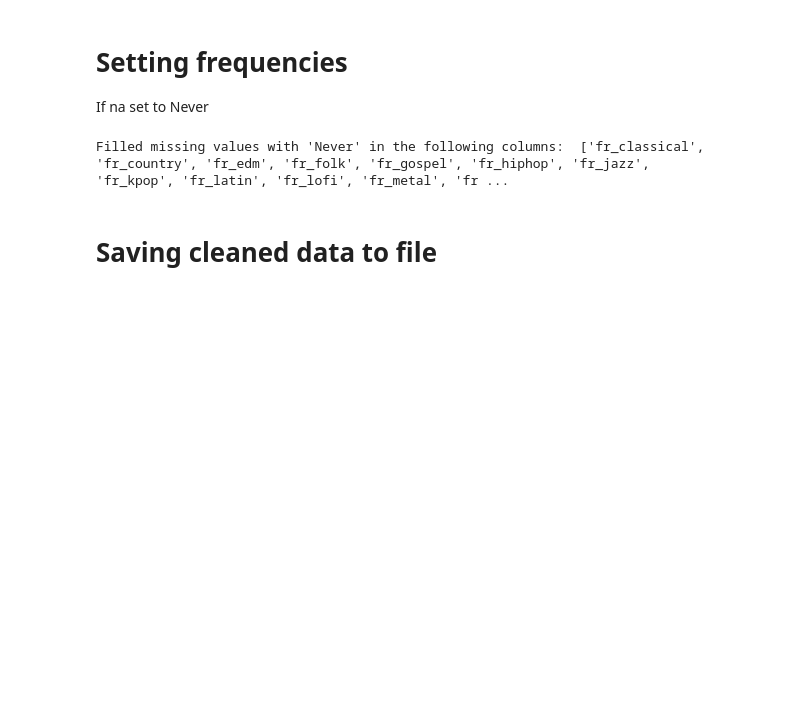
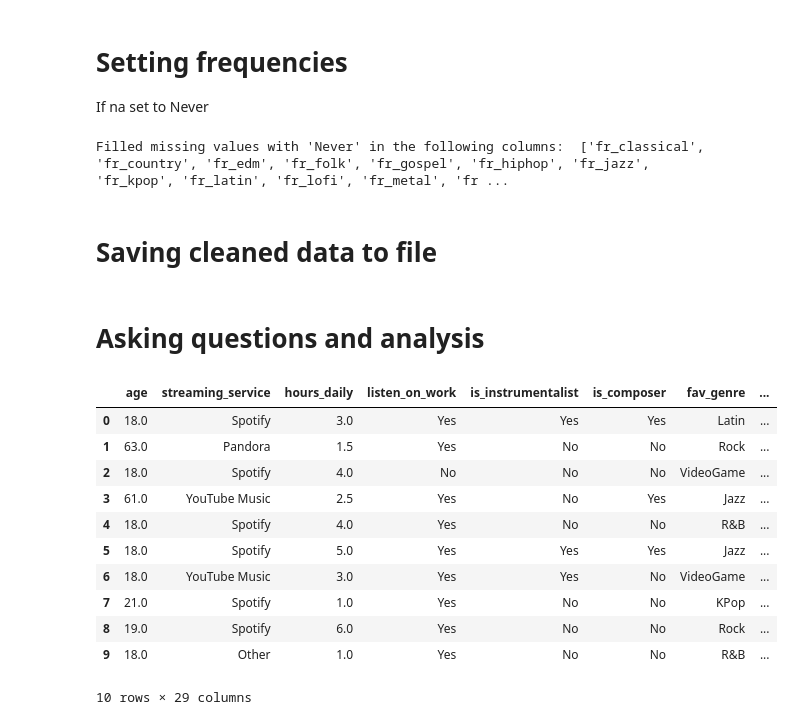
Before and after one commit to hem1t/music-mental, a Jupyter notebook: src/complete_documented_pipe.ipynb, the cells around one changed output. Saved outputs shown, nothing was run; the diff lists cells and outputs as text; code cells hidden in the pictures; blank space fills up the shorter version.

Commit message:
some initial analysis

```diff
--- a/src/complete_documented_pipe.ipynb
+++ b/src/complete_documented_pipe.ipynb
@@ -194,3 +194,20 @@ Filled missing values with 'Never' in the following columns:  ['fr_classical', '
 # Saving cleaned data to file
 # %%
 df1.to_csv('./data/mxmh_survey_results_clean.csv', index=False)
+# %% [markdown]
+# Asking questions and analysis
+# %%
+df1.head(10)
+# %% [output]
+|  | age | streaming_service | hours_daily | listen_on_work | is_instrumentalist | is_composer | fav_genre | ... |
+| 0 | 18.0 | Spotify | 3.0 | Yes | Yes | Yes | Latin | ... |
+| 1 | 63.0 | Pandora | 1.5 | Yes | No | No | Rock | ... |
+| 2 | 18.0 | Spotify | 4.0 | No | No | No | VideoGame | ... |
+| 3 | 61.0 | YouTube Music | 2.5 | Yes | No | Yes | Jazz | ... |
+| 4 | 18.0 | Spotify | 4.0 | Yes | No | No | R&B | ... |
+| 5 | 18.0 | Spotify | 5.0 | Yes | Yes | Yes | Jazz | ... |
+| 6 | 18.0 | YouTube Music | 3.0 | Yes | Yes | No | VideoGame | ... |
+| 7 | 21.0 | Spotify | 1.0 | Yes | No | No | KPop | ... |
+| 8 | 19.0 | Spotify | 6.0 | Yes | No | No | Rock | ... |
+| 9 | 18.0 | Other | 1.0 | Yes | No | No | R&B | ... |
+10 rows × 29 columns
```
Also changed, not shown: parts of 4 cells of this notebook.
